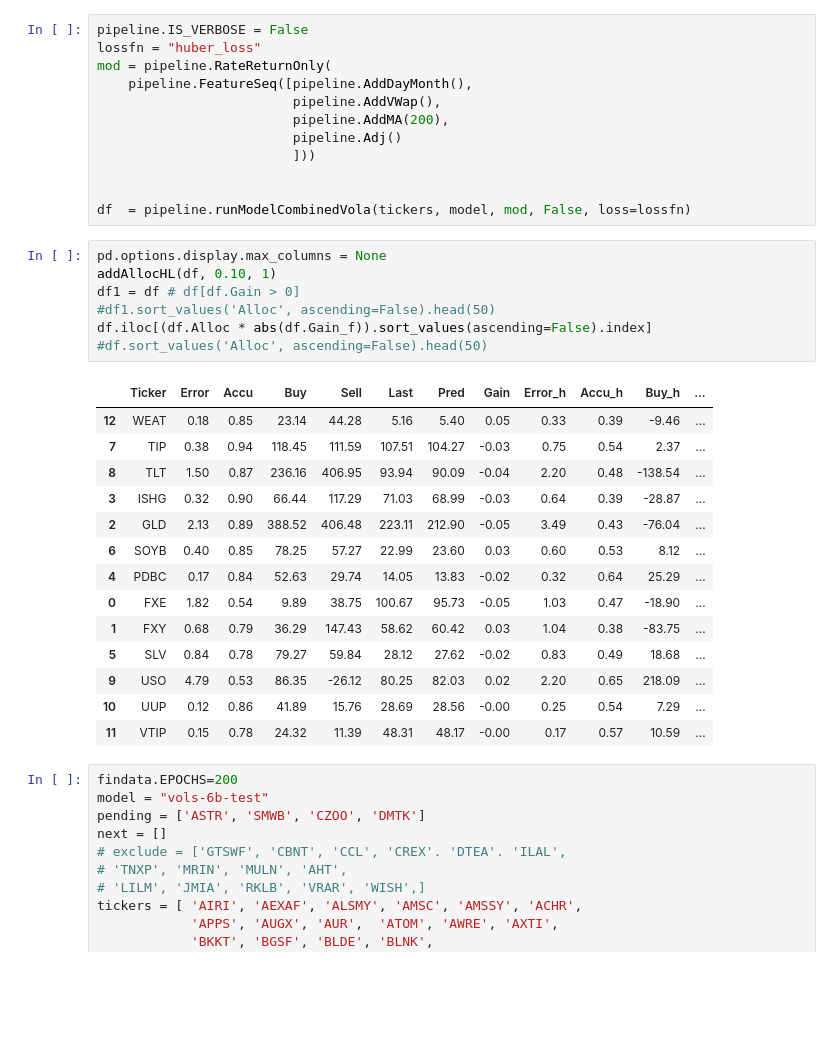
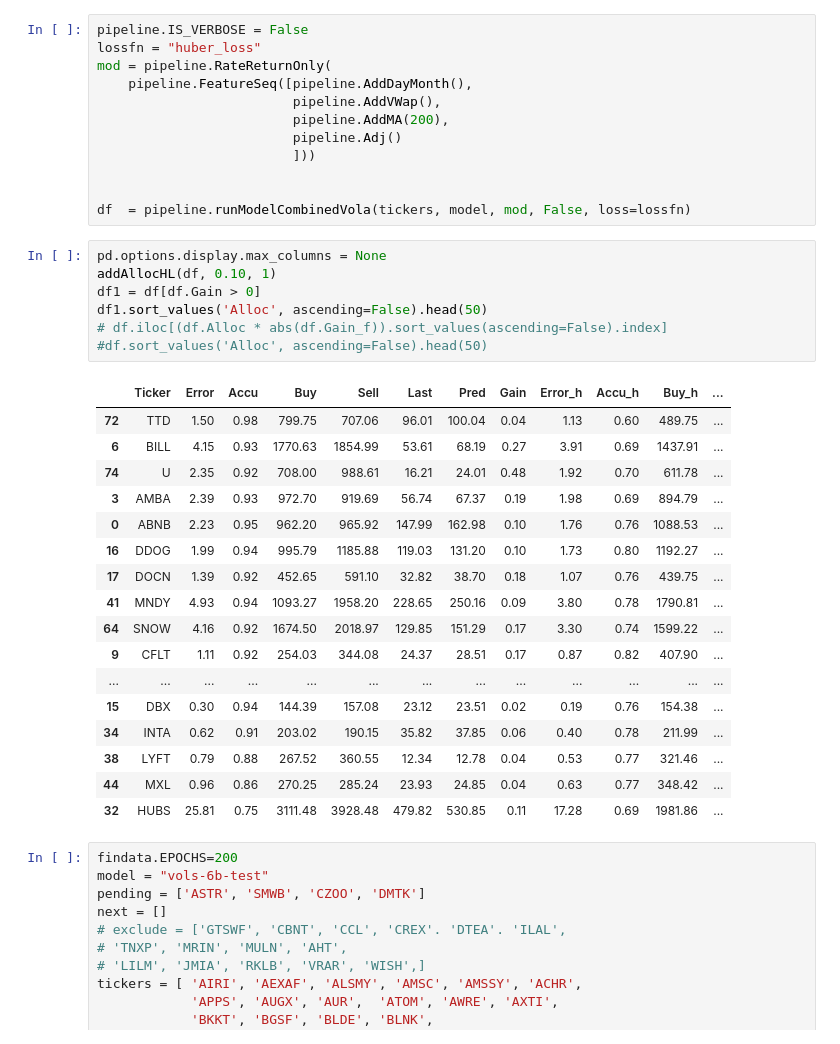
Before and after one commit to ahsank/StockML, a Jupyter notebook: TestLocal.ipynb, the cells around one changed output. Cells and saved outputs as stored; diff of their text form; blank space fills up the shorter version.

```diff
--- a/TestLocal.ipynb
+++ b/TestLocal.ipynb
@@ -103,25 +104,28 @@ df  = pipeline.runModelCombinedVola(tickers, model, mod, False, loss=lossfn)
 # %%
 pd.options.display.max_columns = None
 addAllocHL(df, 0.10, 1)
-df1 = df # df[df.Gain > 0]
-#df1.sort_values('Alloc', ascending=False).head(50)
-df.iloc[(df.Alloc * abs(df.Gain_f)).sort_values(ascending=False).index]
+df1 = df[df.Gain > 0]
+df1.sort_values('Alloc', ascending=False).head(50)
+# df.iloc[(df.Alloc * abs(df.Gain_f)).sort_values(ascending=False).index]
 #df.sort_values('Alloc', ascending=False).head(50)
 # %% [output]
 |  | Ticker | Error | Accu | Buy | Sell | Last | Pred | Gain | Error_h | Accu_h | Buy_h | ... |
-| 12 | WEAT | 0.18 | 0.85 | 23.14 | 44.28 | 5.16 | 5.40 | 0.05 | 0.33 | 0.39 | -9.46 | ... |
-| 7 | TIP | 0.38 | 0.94 | 118.45 | 111.59 | 107.51 | 104.27 | -0.03 | 0.75 | 0.54 | 2.37 | ... |
-| 8 | TLT | 1.50 | 0.87 | 236.16 | 406.95 | 93.94 | 90.09 | -0.04 | 2.20 | 0.48 | -138.54 | ... |
-| 3 | ISHG | 0.32 | 0.90 | 66.44 | 117.29 | 71.03 | 68.99 | -0.03 | 0.64 | 0.39 | -28.87 | ... |
-| 2 | GLD | 2.13 | 0.89 | 388.52 | 406.48 | 223.11 | 212.90 | -0.05 | 3.49 | 0.43 | -76.04 | ... |
-| 6 | SOYB | 0.40 | 0.85 | 78.25 | 57.27 | 22.99 | 23.60 | 0.03 | 0.60 | 0.53 | 8.12 | ... |
-| 4 | PDBC | 0.17 | 0.84 | 52.63 | 29.74 | 14.05 | 13.83 | -0.02 | 0.32 | 0.64 | 25.29 | ... |
-| 0 | FXE | 1.82 | 0.54 | 9.89 | 38.75 | 100.67 | 95.73 | -0.05 | 1.03 | 0.47 | -18.90 | ... |
-| 1 | FXY | 0.68 | 0.79 | 36.29 | 147.43 | 58.62 | 60.42 | 0.03 | 1.04 | 0.38 | -83.75 | ... |
-| 5 | SLV | 0.84 | 0.78 | 79.27 | 59.84 | 28.12 | 27.62 | -0.02 | 0.83 | 0.49 | 18.68 | ... |
-| 9 | USO | 4.79 | 0.53 | 86.35 | -26.12 | 80.25 | 82.03 | 0.02 | 2.20 | 0.65 | 218.09 | ... |
-| 10 | UUP | 0.12 | 0.86 | 41.89 | 15.76 | 28.69 | 28.56 | -0.00 | 0.25 | 0.54 | 7.29 | ... |
-| 11 | VTIP | 0.15 | 0.78 | 24.32 | 11.39 | 48.31 | 48.17 | -0.00 | 0.17 | 0.57 | 10.59 | ... |
+| 72 | TTD | 1.50 | 0.98 | 799.75 | 707.06 | 96.01 | 100.04 | 0.04 | 1.13 | 0.60 | 489.75 | ... |
+| 6 | BILL | 4.15 | 0.93 | 1770.63 | 1854.99 | 53.61 | 68.19 | 0.27 | 3.91 | 0.69 | 1437.91 | ... |
+| 74 | U | 2.35 | 0.92 | 708.00 | 988.61 | 16.21 | 24.01 | 0.48 | 1.92 | 0.70 | 611.78 | ... |
+| 3 | AMBA | 2.39 | 0.93 | 972.70 | 919.69 | 56.74 | 67.37 | 0.19 | 1.98 | 0.69 | 894.79 | ... |
+| 0 | ABNB | 2.23 | 0.95 | 962.20 | 965.92 | 147.99 | 162.98 | 0.10 | 1.76 | 0.76 | 1088.53 | ... |
+| 16 | DDOG | 1.99 | 0.94 | 995.79 | 1185.88 | 119.03 | 131.20 | 0.10 | 1.73 | 0.80 | 1192.27 | ... |
+| 17 | DOCN | 1.39 | 0.92 | 452.65 | 591.10 | 32.82 | 38.70 | 0.18 | 1.07 | 0.76 | 439.75 | ... |
+| 41 | MNDY | 4.93 | 0.94 | 1093.27 | 1958.20 | 228.65 | 250.16 | 0.09 | 3.80 | 0.78 | 1790.81 | ... |
+| 64 | SNOW | 4.16 | 0.92 | 1674.50 | 2018.97 | 129.85 | 151.29 | 0.17 | 3.30 | 0.74 | 1599.22 | ... |
+| 9 | CFLT | 1.11 | 0.92 | 254.03 | 344.08 | 24.37 | 28.51 | 0.17 | 0.87 | 0.82 | 407.90 | ... |
+| ... | ... | ... | ... | ... | ... | ... | ... | ... | ... | ... | ... | ... |
+| 15 | DBX | 0.30 | 0.94 | 144.39 | 157.08 | 23.12 | 23.51 | 0.02 | 0.19 | 0.76 | 154.38 | ... |
+| 34 | INTA | 0.62 | 0.91 | 203.02 | 190.15 | 35.82 | 37.85 | 0.06 | 0.40 | 0.78 | 211.99 | ... |
+| 38 | LYFT | 0.79 | 0.88 | 267.52 | 360.55 | 12.34 | 12.78 | 0.04 | 0.53 | 0.77 | 321.46 | ... |
+| 44 | MXL | 0.96 | 0.86 | 270.25 | 285.24 | 23.93 | 24.85 | 0.04 | 0.63 | 0.77 | 348.42 | ... |
+| 32 | HUBS | 25.81 | 0.75 | 3111.48 | 3928.48 | 479.82 | 530.85 | 0.11 | 17.28 | 0.69 | 1981.86 | ... |
 # %%
 findata.EPOCHS=200
 model = "vols-6b-test"
```
Also changed, not shown: parts of 5 cells of this notebook.
